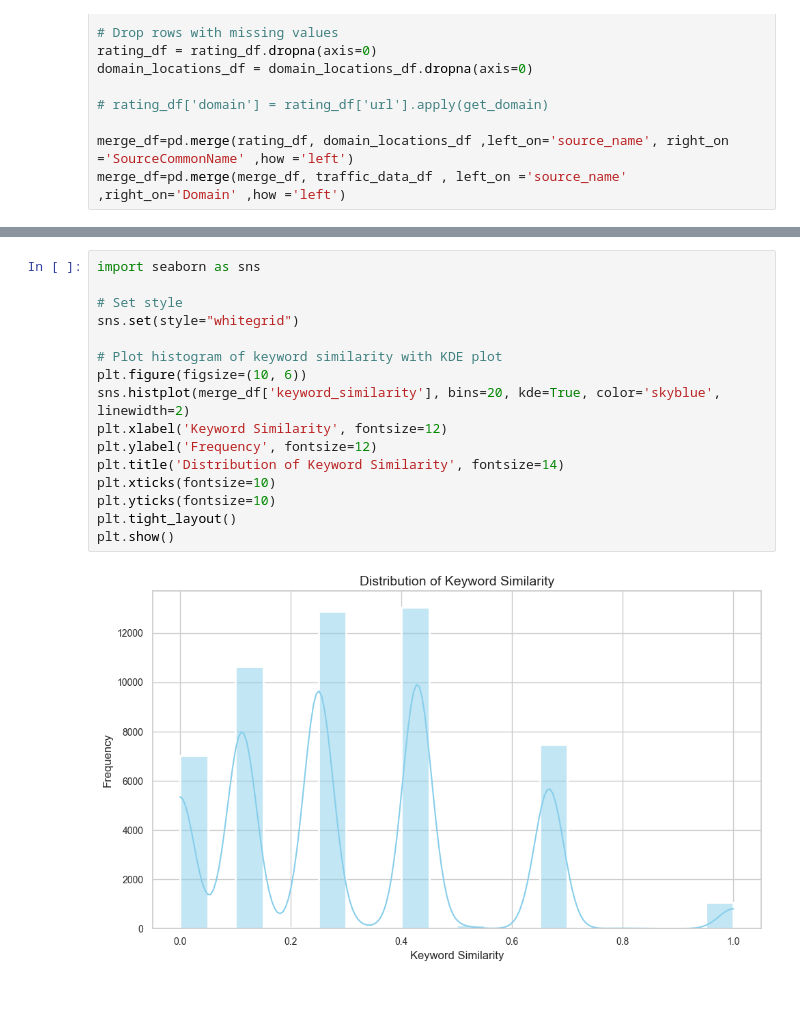
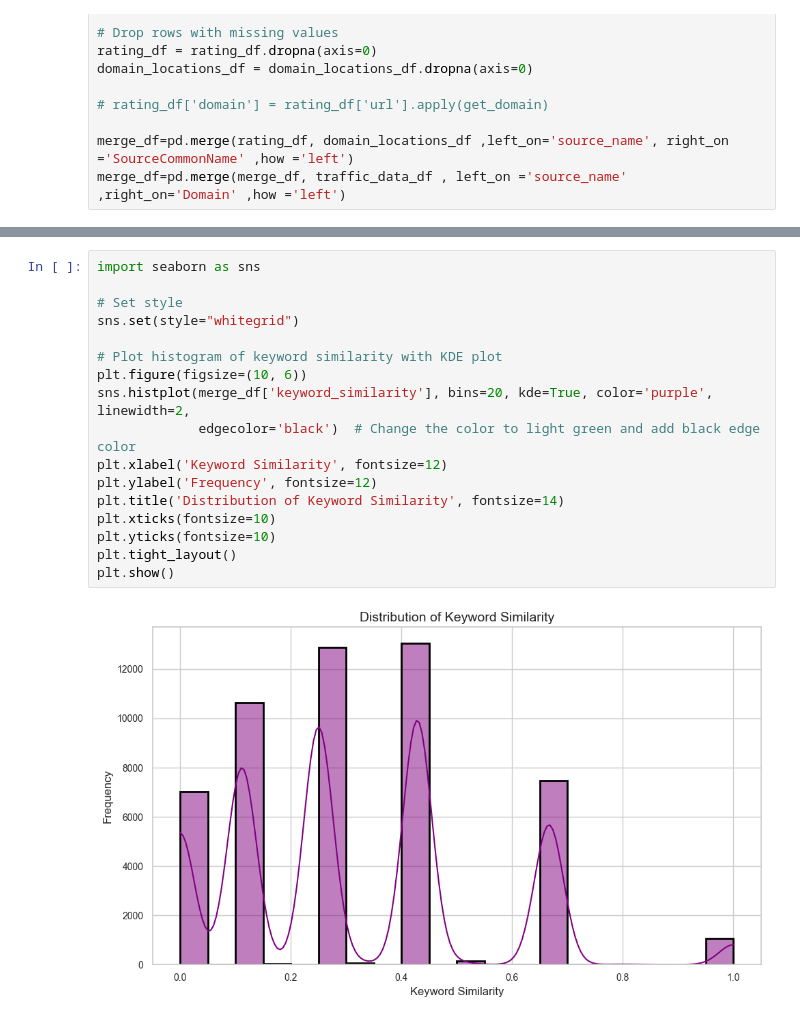
Before and after one commit to slykkkk/news_correlation_10ac_week0, a Jupyter notebook: notebooks/keyword_extraction.ipynb, the cells around one changed output, grey strips where cells are left out. Drawn from its saved outputs; the diff is of its cells as text.

```diff
--- a/notebooks/keyword_extraction.ipynb
+++ b/notebooks/keyword_extraction.ipynb
@@ -105,18 +95,19 @@ print(merge_df[['title', 'content', 'keyword_similarity']])
 # %%
 import seaborn as sns
 
 # Set style
 sns.set(style="whitegrid")
 
 # Plot histogram of keyword similarity with KDE plot
 plt.figure(figsize=(10, 6))
-sns.histplot(merge_df['keyword_similarity'], bins=20, kde=True, color='skyblue', linewidth=2)
+sns.histplot(merge_df['keyword_similarity'], bins=20, kde=True, color='purple', linewidth=2,
+             edgecolor='black')  # Change the color to light green and add black edge color
 plt.xlabel('Keyword Similarity', fontsize=12)
 plt.ylabel('Frequency', fontsize=12)
 plt.title('Distribution of Keyword Similarity', fontsize=14)
 plt.xticks(fontsize=10)
 plt.yticks(fontsize=10)
 plt.tight_layout()
 plt.show()
 # %% [output]
-[figure, old version]
+[figure, new version]
```
Also changed, not shown: parts of 1 cell of this notebook.
